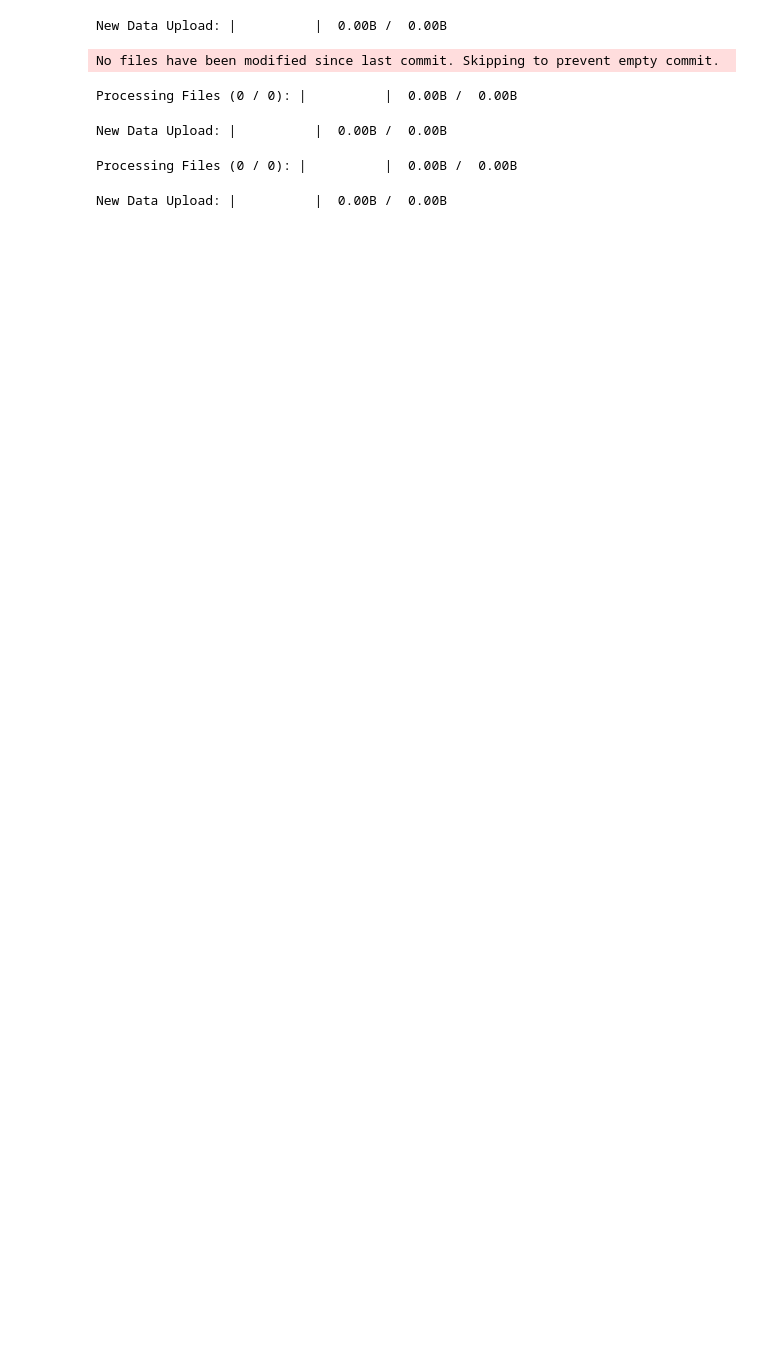
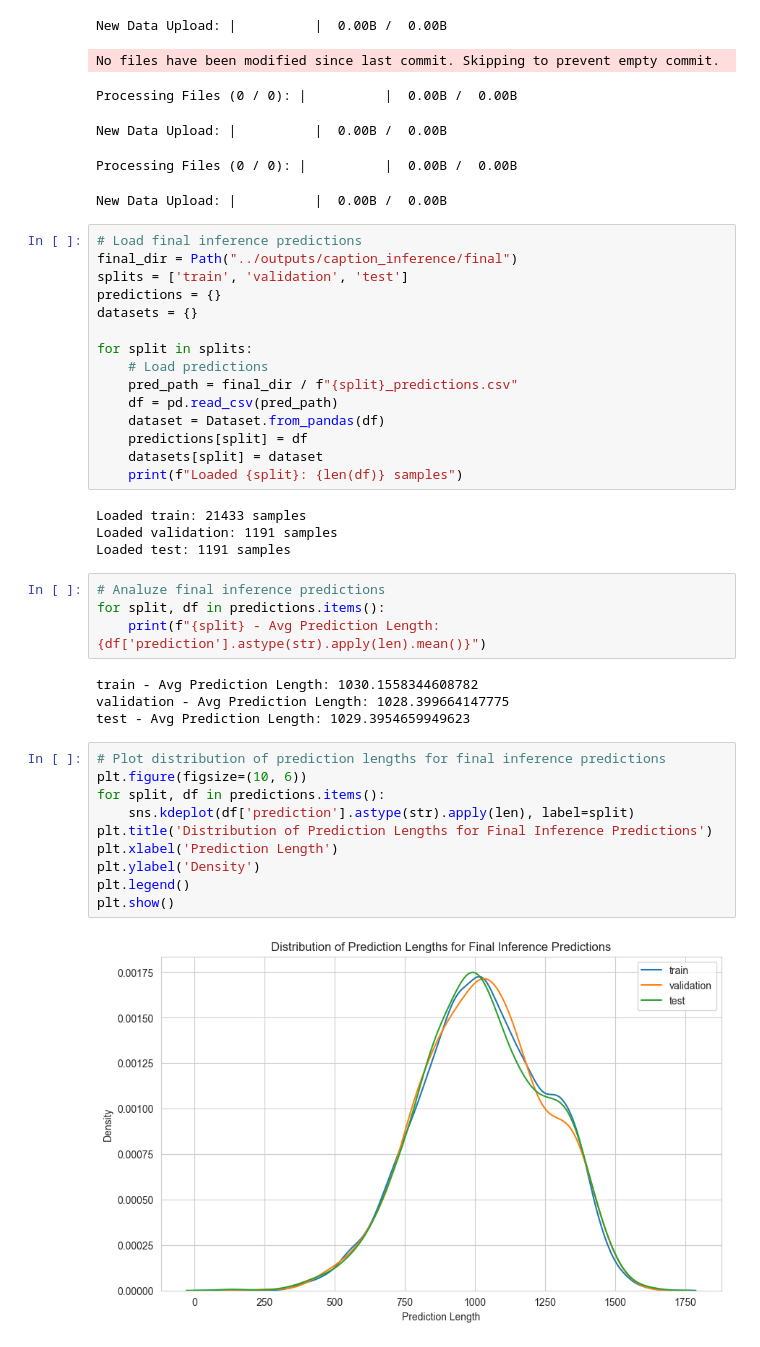
Before and after one commit to BrunoSienkiewicz/ConceptCaps, a Jupyter notebook: notebooks/caption-inference-analysis.ipynb, the cells around one changed output. Drawn from its saved outputs; the diff is of its cells as text; blank space fills up the shorter version.

```diff
--- a/notebooks/caption-inference-analysis.ipynb
+++ b/notebooks/caption-inference-analysis.ipynb
@@ -277,3 +288,42 @@ Processing Files (0 / 0): |          |  0.00B /  0.00B
 New Data Upload: |          |  0.00B /  0.00B
 Processing Files (0 / 0): |          |  0.00B /  0.00B
 New Data Upload: |          |  0.00B /  0.00B
+# %%
+# Load final inference predictions
+final_dir = Path("../outputs/caption_inference/final")
+splits = ['train', 'validation', 'test']
+predictions = {}
+datasets = {}
+
+for split in splits:
+    # Load predictions
+    pred_path = final_dir / f"{split}_predictions.csv"
+    df = pd.read_csv(pred_path)
+    dataset = Dataset.from_pandas(df)
+    predictions[split] = df
+    datasets[split] = dataset
+    print(f"Loaded {split}: {len(df)} samples")
+# %% [output]
+Loaded train: 21433 samples
+Loaded validation: 1191 samples
+Loaded test: 1191 samples
+# %%
+# Analuze final inference predictions
+for split, df in predictions.items():
+    print(f"{split} - Avg Prediction Length: {df['prediction'].astype(str).apply(len).mean()}")
+# %% [output]
+train - Avg Prediction Length: 1030.1558344608782
+validation - Avg Prediction Length: 1028.399664147775
+test - Avg Prediction Length: 1029.3954659949623
+# %%
+# Plot distribution of prediction lengths for final inference predictions
+plt.figure(figsize=(10, 6))
+for split, df in predictions.items():
+    sns.kdeplot(df['prediction'].astype(str).apply(len), label=split)
+plt.title('Distribution of Prediction Lengths for Final Inference Predictions')
+plt.xlabel('Prediction Length')
+plt.ylabel('Density')
+plt.legend()
+plt.show()
+# %% [output]
+[figure, added]
```
Also changed, not shown: parts of 5 cells of this notebook, 8 other files.
